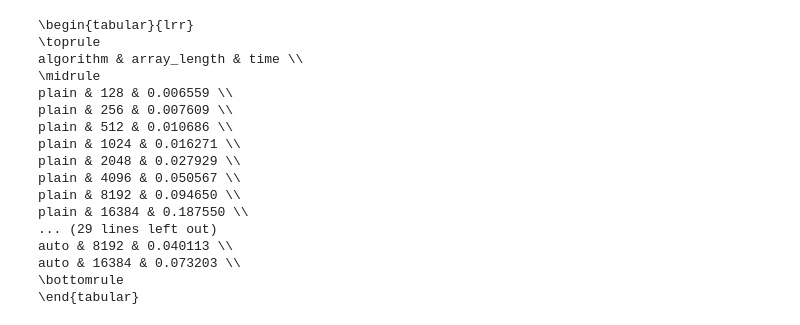
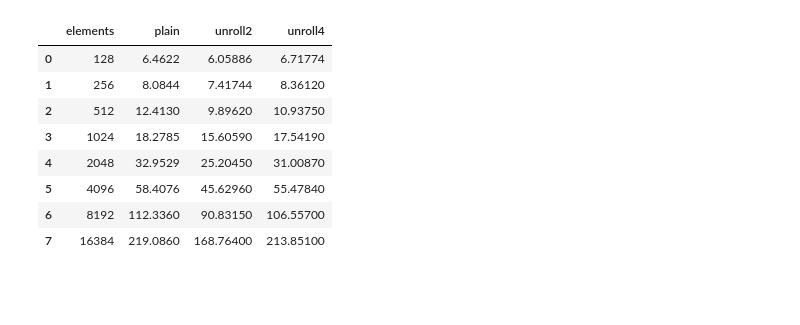
Before and after one commit to FedericoBustaffa/master, a Jupyter notebook: spm/assignment1/notebook.ipynb, the cells around one changed output. Saved outputs shown, nothing was run; the diff lists cells and outputs as text; code cells hidden in the pictures; blank space fills up the shorter version.

```diff
--- a/spm/assignment1/notebook.ipynb
+++ b/spm/assignment1/notebook.ipynb
@@ -1,31 +1,25 @@
-# %%
-import pandas as pd
-
-unroll2 = pd.read_csv("./unroll2.csv")
-unroll4 = pd.read_csv("./unroll4.csv")
-unroll2["time"] = unroll2["time"] * 1000
-unroll4["time"] = unroll4["time"] * 1000
-
-print(unroll2.to_latex(header=True, index=False, float_format="%.6f"))
-print(unroll4.to_latex(header=True, index=False, float_format="%.6f"))
-# %% [output]
-\begin{tabular}{lrr}
-\toprule
-algorithm & array_length & time \\
-\midrule
-plain & 128 & 0.006559 \\
-plain & 256 & 0.007609 \\
-plain & 512 & 0.010686 \\
-plain & 1024 & 0.016271 \\
-plain & 2048 & 0.027929 \\
-plain & 4096 & 0.050567 \\
-plain & 8192 & 0.094650 \\
-plain & 16384 & 0.187550 \\
-... (29 lines left out)
-auto & 8192 & 0.040113 \\
-auto & 16384 & 0.073203 \\
-\bottomrule
-\end{tabular}
+# %%
+import pandas as pd
+
+plain = pd.read_csv("plain.csv")
+unroll2 = pd.read_csv("unroll2.csv")
+unroll4 = pd.read_csv("unroll4.csv")
+df = plain
+df.rename(columns={"time": "plain"}, inplace=True)
+df["plain"] = df["plain"] * 1e6
+df["unroll2"] = unroll2["time"] * 1e6
+df["unroll4"] = unroll4["time"] * 1e6
+df
+# %% [output]
+|  | elements | plain | unroll2 | unroll4 |
+| 0 | 128 | 6.4622 | 6.05886 | 6.71774 |
+| 1 | 256 | 8.0844 | 7.41744 | 8.36120 |
+| 2 | 512 | 12.4130 | 9.89620 | 10.93750 |
+| 3 | 1024 | 18.2785 | 15.60590 | 17.54190 |
+| 4 | 2048 | 32.9529 | 25.20450 | 31.00870 |
+| 5 | 4096 | 58.4076 | 45.62960 | 55.47840 |
+| 6 | 8192 | 112.3360 | 90.83150 | 106.55700 |
+| 7 | 16384 | 219.0860 | 168.76400 | 213.85100 |
 # %%
 import matplotlib.pyplot as plt
 
```
Also changed, not shown: parts of 6 cells of this notebook, 14 other files.
